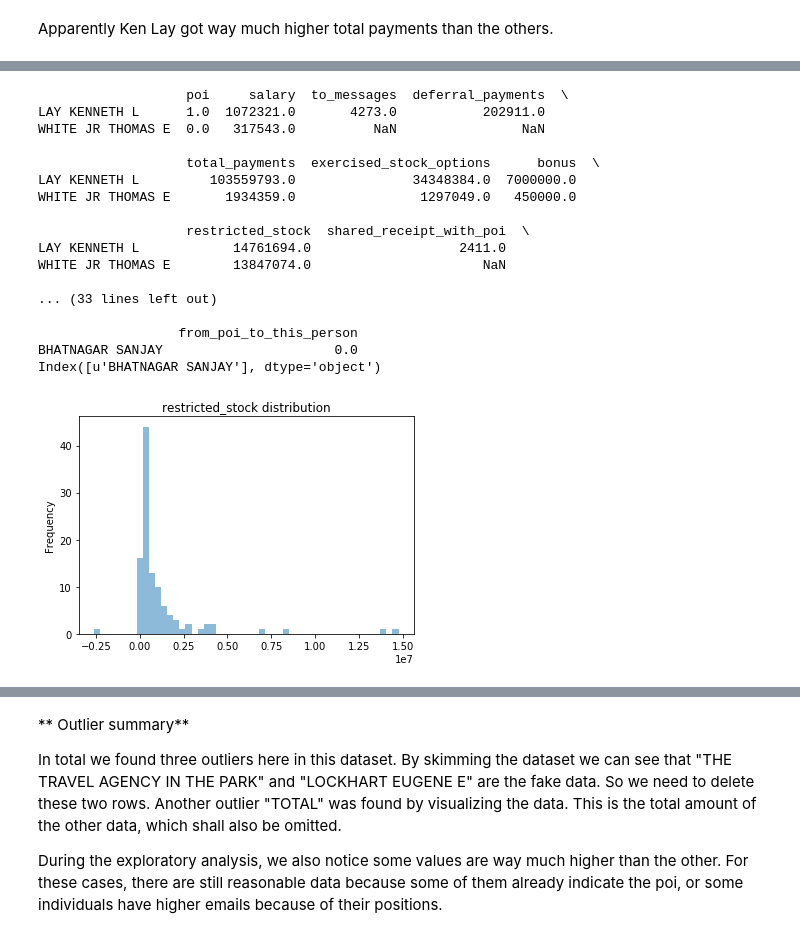
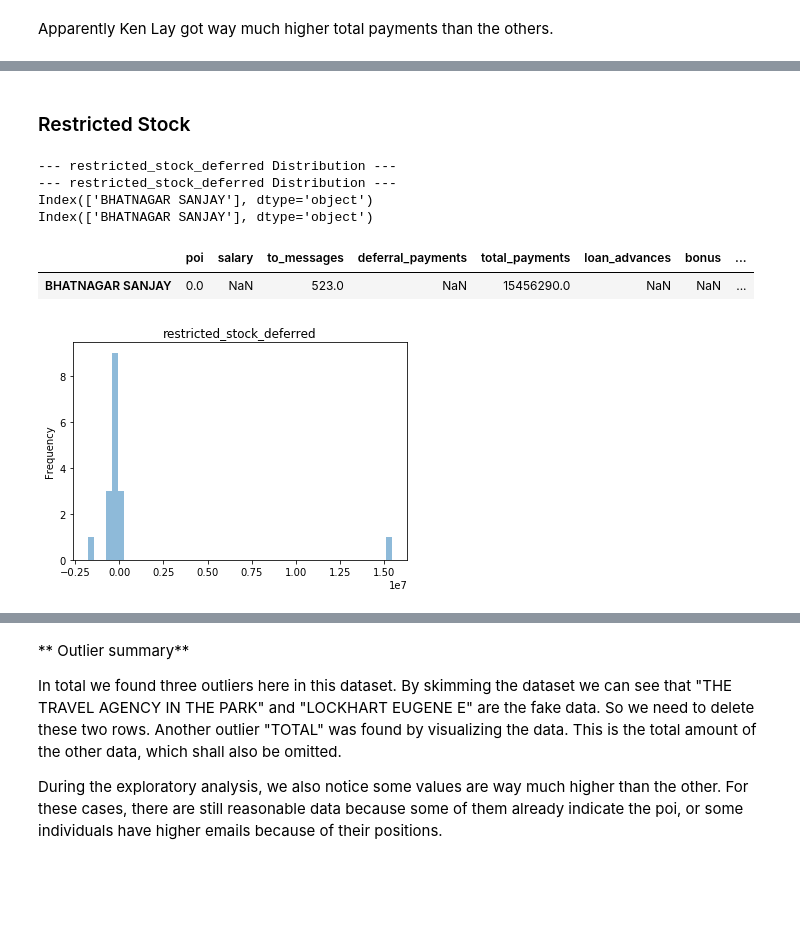
Before and after one commit to xmindata/Enron, a Jupyter notebook: Enron_fraud.ipynb, the cells around one changed output, grey strips where cells are left out. Drawn from its saved outputs; the diff is of its cells as text; code cells hidden in the pictures; blank space fills up the shorter version.

```diff
--- a/Enron_fraud.ipynb
+++ b/Enron_fraud.ipynb
@@ -24,7 +22,8 @@ Populating the interactive namespace from numpy and matplotlib
 
 Load the pkl data as dict file, then import the dict to pandas dataframe.
 # %%
-data_dict = pickle.load(open("final_project_dataset.pkl", "r") )
+data_dict = pickle.load(open("final_project_dataset.pkl", "rb"))
+
 #creating dataFrame from dictionary - pandas
 df = pd.DataFrame.from_dict(data_dict, orient='index', dtype=np.float)
 # %%
@@ -120,18 +111,19 @@ Name: ALLEN PHILLIP K, dtype: float64
 
 By skimming at the data we can notice that "THE TRAVEL AGENCY IN THE PARK" and "LOCKHART EUGENE E" are the fake data. So we need to delete these two rows.
 # %%
-df = df.drop('THE TRAVEL AGENCY IN THE PARK')
-df = df.drop('LOCKHART EUGENE E')
+df = df.drop(['THE TRAVEL AGENCY IN THE PARK','LOCKHART EUGENE E'])
 # %% [markdown]
 Now let's define a plot function so taht we can visualize all the data by different feature.
 # %%
 def outlier_plt(feature_idx):
-    plt.title(features_list[feature_idx] + " distribution")
+    plt.title(features_list[feature_idx])
+    print ("--- " + features_list[feature_idx] + " Distribution ---")
     df[features_list[feature_idx]].plot.hist(bins = 50, alpha = 0.5)
 
 def print_outlier(feature_idx,cutoff):
-    print df[df[features_list[feature_idx]]>= cutoff]
-    print df[df[features_list[feature_idx]]>= cutoff].index
+    print ("--- " + features_list[feature_idx] + " Distribution ---")
+    print (df[df[features_list[feature_idx]]>= cutoff].index)
+    return df[df[features_list[feature_idx]]>= cutoff]
 # %% [markdown]
 ### Salary hist
 # %%
@@ -367,25 +248,16 @@ Index([u'BELDEN TIMOTHY N', u'LAVORATO JOHN J', u'LAY KENNETH L',
+# %% [markdown]
+### Restricted Stock
 # %%
 outlier_plt(7)
 print_outlier(7,1e7)
-print df[df['restricted_stock']<= 0]
-print df[df['restricted_stock']<= 0].index
+print (df[df['restricted_stock']<= 0].index)
+df[df['restricted_stock']< 0]
 # %% [output]
-                   poi     salary  to_messages  deferral_payments  \
-LAY KENNETH L      1.0  1072321.0       4273.0           202911.0
-WHITE JR THOMAS E  0.0   317543.0          NaN                NaN
-
-                   total_payments  exercised_stock_options      bonus  \
-LAY KENNETH L         103559793.0               34348384.0  7000000.0
-WHITE JR THOMAS E       1934359.0                1297049.0   450000.0
-
-                   restricted_stock  shared_receipt_with_poi  \
-LAY KENNETH L            14761694.0                   2411.0
-WHITE JR THOMAS E        13847074.0                      NaN
-
-... (33 lines left out)
-
-                  from_poi_to_this_person
-BHATNAGAR SANJAY                      0.0
-Index([u'BHATNAGAR SANJAY'], dtype='object')
+--- restricted_stock_deferred Distribution ---
+--- restricted_stock_deferred Distribution ---
+Index(['BHATNAGAR SANJAY'], dtype='object')
+Index(['BHATNAGAR SANJAY'], dtype='object')
+|  | poi | salary | to_messages | deferral_payments | total_payments | loan_advances | bonus | ... |
+| BHATNAGAR SANJAY | 0.0 | NaN | 523.0 | NaN | 15456290.0 | NaN | NaN | ... |
-[figure, old version]
+[figure, new version]
 # %%
```
Also changed, not shown: parts of 73 cells of this notebook.
